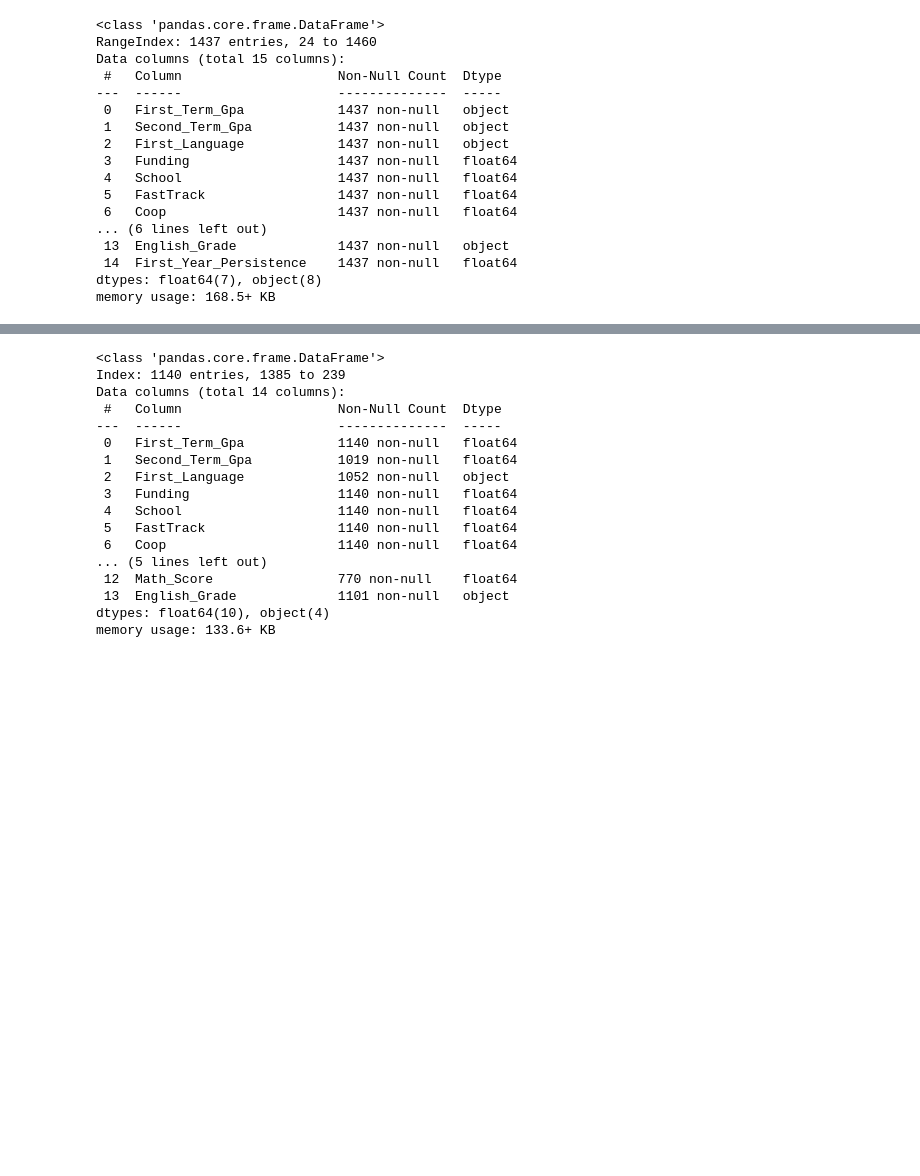
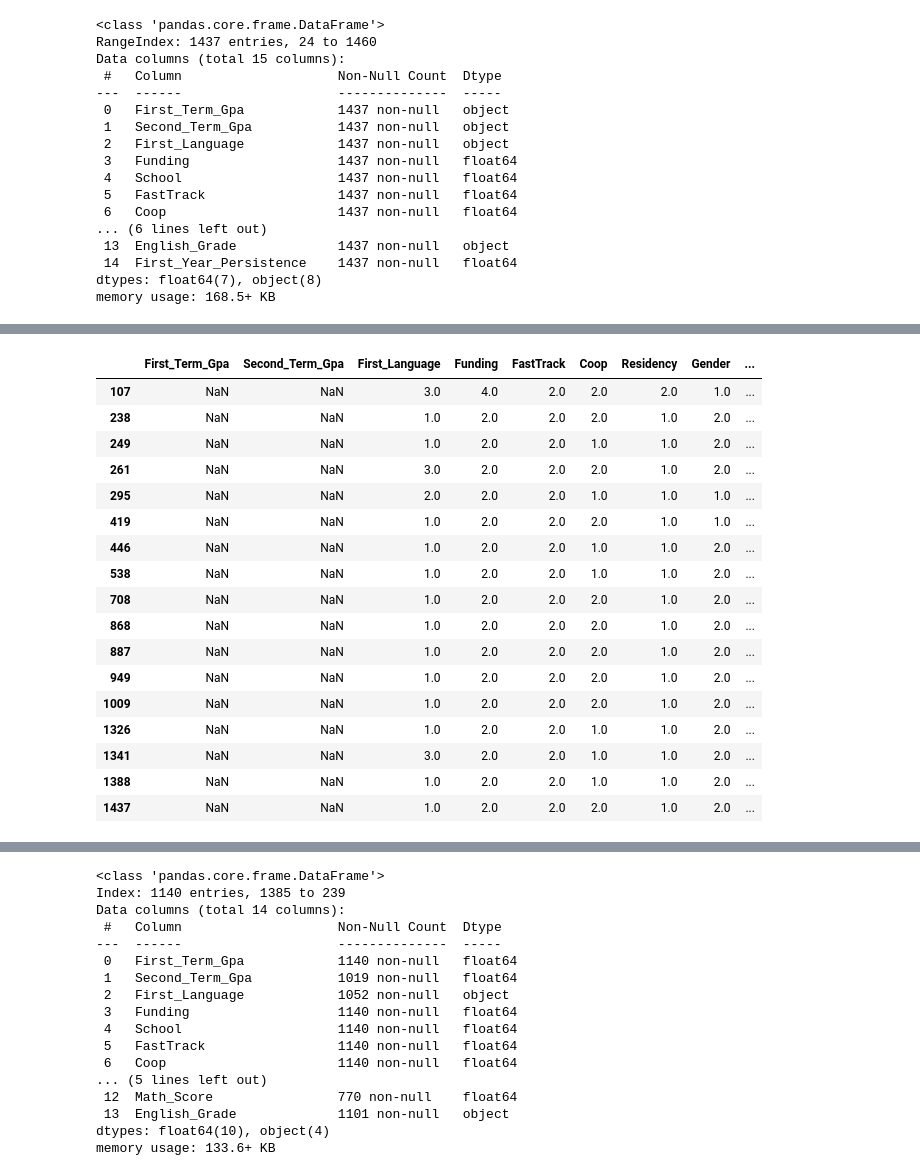
Before and after one commit to ryaoltech/COMP258_GRP05_NN, a Jupyter notebook: COMP258-NN-Group05_ROL.ipynb, the cells around one changed output, grey strips where cells are left out. Saved outputs shown, nothing was run; the diff lists cells and outputs as text; code cells hidden in the pictures; blank space fills up the shorter version.

```diff
--- a/COMP258-NN-Group05_ROL.ipynb
+++ b/COMP258-NN-Group05_ROL.ipynb
@@ -168,0 +234,21 @@ memory usage: 134.6+ KB
+# %%
+dataset_cleaned[pd.isnull(dataset_cleaned['First_Term_Gpa'])]
+# %% [output]
+|  | First_Term_Gpa | Second_Term_Gpa | First_Language | Funding | FastTrack | Coop | Residency | Gender | ... |
+| 107 | NaN | NaN | 3.0 | 4.0 | 2.0 | 2.0 | 2.0 | 1.0 | ... |
+| 238 | NaN | NaN | 1.0 | 2.0 | 2.0 | 2.0 | 1.0 | 2.0 | ... |
+| 249 | NaN | NaN | 1.0 | 2.0 | 2.0 | 1.0 | 1.0 | 2.0 | ... |
+| 261 | NaN | NaN | 3.0 | 2.0 | 2.0 | 2.0 | 1.0 | 2.0 | ... |
+| 295 | NaN | NaN | 2.0 | 2.0 | 2.0 | 1.0 | 1.0 | 1.0 | ... |
+| 419 | NaN | NaN | 1.0 | 2.0 | 2.0 | 2.0 | 1.0 | 1.0 | ... |
+| 446 | NaN | NaN | 1.0 | 2.0 | 2.0 | 1.0 | 1.0 | 2.0 | ... |
+| 538 | NaN | NaN | 1.0 | 2.0 | 2.0 | 1.0 | 1.0 | 2.0 | ... |
+| 708 | NaN | NaN | 1.0 | 2.0 | 2.0 | 2.0 | 1.0 | 2.0 | ... |
+| 868 | NaN | NaN | 1.0 | 2.0 | 2.0 | 2.0 | 1.0 | 2.0 | ... |
+| 887 | NaN | NaN | 1.0 | 2.0 | 2.0 | 2.0 | 1.0 | 2.0 | ... |
+| 949 | NaN | NaN | 1.0 | 2.0 | 2.0 | 2.0 | 1.0 | 2.0 | ... |
+| 1009 | NaN | NaN | 1.0 | 2.0 | 2.0 | 2.0 | 1.0 | 2.0 | ... |
+| 1326 | NaN | NaN | 1.0 | 2.0 | 2.0 | 1.0 | 1.0 | 2.0 | ... |
+| 1341 | NaN | NaN | 3.0 | 2.0 | 2.0 | 1.0 | 1.0 | 2.0 | ... |
+| 1388 | NaN | NaN | 1.0 | 2.0 | 2.0 | 1.0 | 1.0 | 2.0 | ... |
+| 1437 | NaN | NaN | 1.0 | 2.0 | 2.0 | 2.0 | 1.0 | 2.0 | ... |
```
Also changed, not shown: parts of 30 cells of this notebook, 1 other file.
